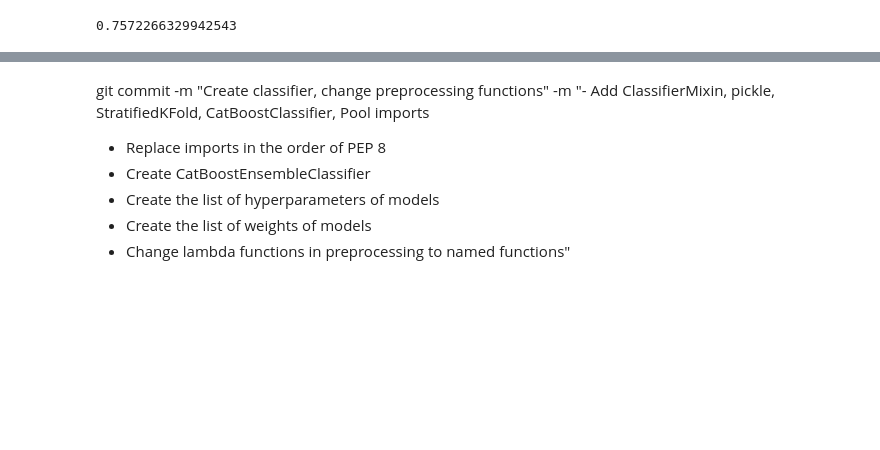
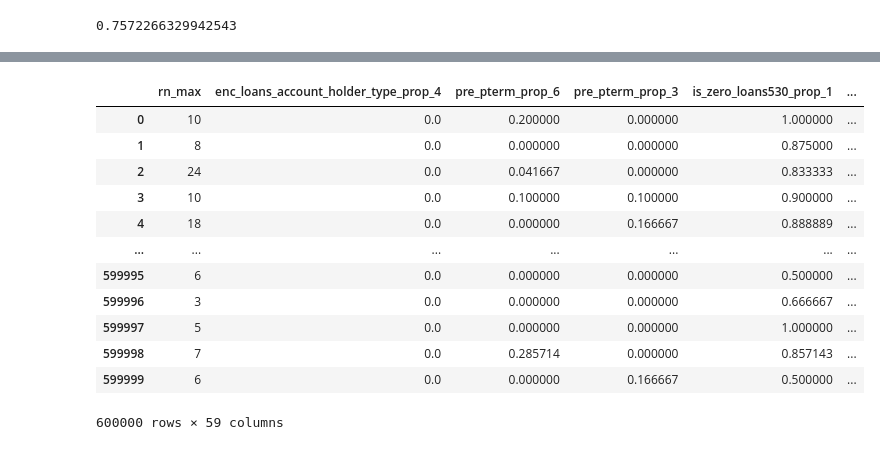
Before and after one commit to Sergey-Chursin/catboost-credit-scoring-pipeline, a Jupyter notebook: pipeline.ipynb, the cells around one changed output, grey strips where cells are left out. Cells and saved outputs as stored; diff of their text form; code cells hidden in the pictures; blank space fills up the shorter version.

```diff
--- a/pipeline.ipynb
+++ b/pipeline.ipynb
@@ -1473,3 +1559,8 @@ Pipeline(steps=[('preprocessing',
 # Сохраним обученный пайплайн в файл
 with open('pipeline/trained_pipeline.pkl', 'wb') as file:
     pickle.dump(main_pipe, file)
+# %%
+# Загрузим обученный пайплайн
+with open('pipeline/trained_pipeline.pkl', 'rb') as file:
+   main_pipe = pickle.load(file)
+main_pipe
@@ -1533,7 +1629,18 @@ array([0, 0, 0, ..., 0, 0, 1])
-# %% [markdown]
-git commit -m "Create classifier, change preprocessing functions" -m "- Add ClassifierMixin, pickle, StratifiedKFold, CatBoostClassifier, Pool imports
-- Replace imports in the order of PEP 8
-- Create CatBoostEnsembleClassifier
-- Create the list of hyperparameters of models
-- Create the list of weights of models
-- Change lambda functions in preprocessing to named functions"
+# %%
+# Проверим метод трансформера также без логирования
+X_test_transformed = main_pipe.transform(X_test)
+X_test_transformed
+# %% [output]
+|  | rn_max | enc_loans_account_holder_type_prop_4 | pre_pterm_prop_6 | pre_pterm_prop_3 | is_zero_loans530_prop_1 | ... |
+| 0 | 10 | 0.0 | 0.200000 | 0.000000 | 1.000000 | ... |
+| 1 | 8 | 0.0 | 0.000000 | 0.000000 | 0.875000 | ... |
+| 2 | 24 | 0.0 | 0.041667 | 0.000000 | 0.833333 | ... |
+| 3 | 10 | 0.0 | 0.100000 | 0.100000 | 0.900000 | ... |
+| 4 | 18 | 0.0 | 0.000000 | 0.166667 | 0.888889 | ... |
+| ... | ... | ... | ... | ... | ... | ... |
+| 599995 | 6 | 0.0 | 0.000000 | 0.000000 | 0.500000 | ... |
+| 599996 | 3 | 0.0 | 0.000000 | 0.000000 | 0.666667 | ... |
+| 599997 | 5 | 0.0 | 0.000000 | 0.000000 | 1.000000 | ... |
+| 599998 | 7 | 0.0 | 0.285714 | 0.000000 | 0.857143 | ... |
+| 599999 | 6 | 0.0 | 0.000000 | 0.166667 | 0.500000 | ... |
+600000 rows × 59 columns
```
Also changed, not shown: parts of 11 cells of this notebook.
